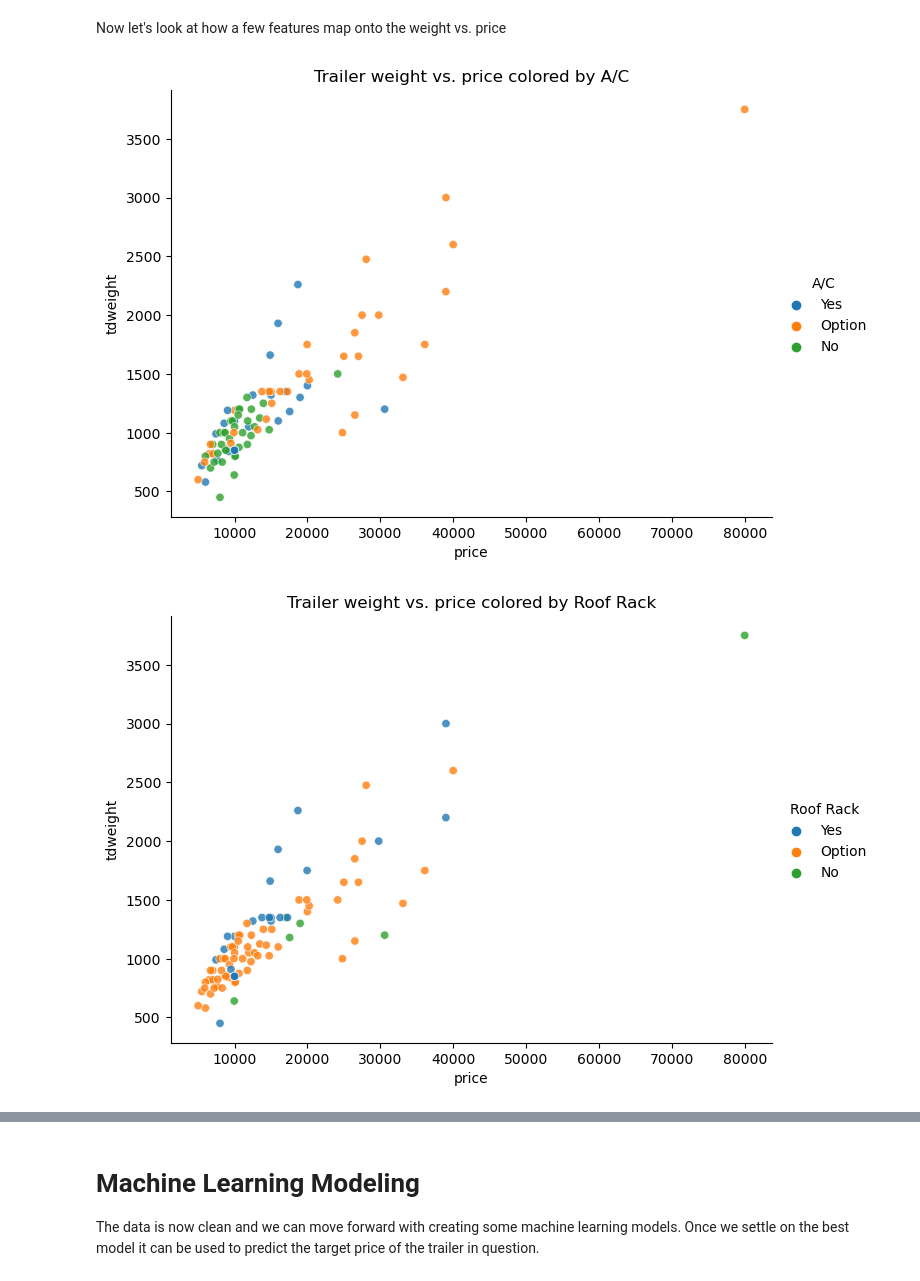
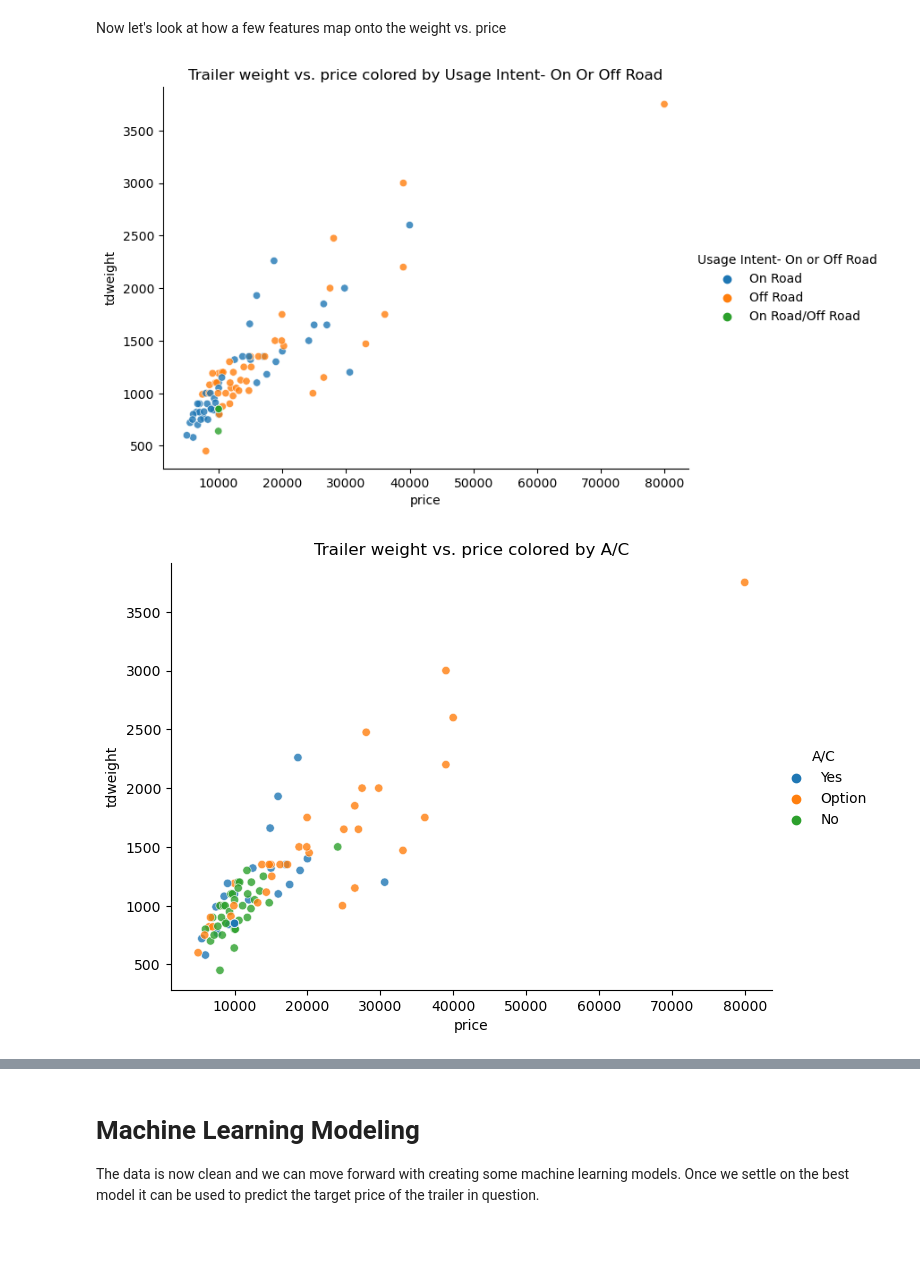
Before and after one commit to blue-quark/trailer_price_regression, a Jupyter notebook: trailer-price-regression.ipynb, the cells around one changed output, grey strips where cells are left out. Drawn from its saved outputs; the diff is of its cells as text; code cells hidden in the pictures; blank space fills up the shorter version.

```diff
--- a/trailer-price-regression.ipynb
+++ b/trailer-price-regression.ipynb
@@ -152,10 +153,10 @@ plt.show()
 # %% [markdown]
 Now let's look at how a few features map onto the weight vs. price
 # %%
-for c in ['A/C', 'Roof Rack', 'Spare Tire', 'Cabinets', 'Refrigerator', 'Awning']:
+for c in ['Usage Intent- On or Off Road', 'A/C', 'Roof Rack', 'Spare Tire', 'Battery Power Supply', 'Cabinets', 'Refrigerator', 'Awning', 'Solar', 'STOVE', 'USB Charging']:
     sns.relplot(data=data, x='price', y='tdweight', hue=f"{c}", aspect=1.4, alpha=0.8)
     plt.title(f'Trailer weight vs. price colored by {c.title()}')
     plt.show()
 # %% [output]
-[figure, old version]
+[figure, new version]
-[figure, old version]
+[figure, new version]
```
Also changed, not shown: parts of 57 cells of this notebook.
